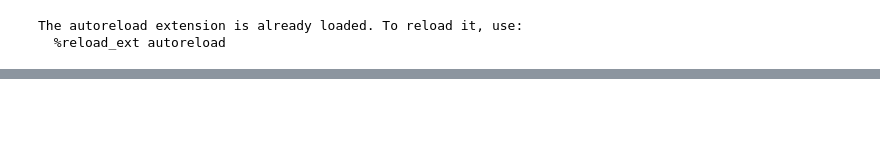
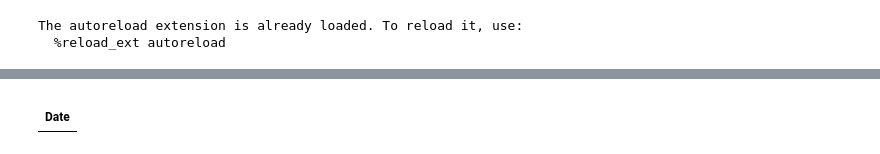
Before and after one commit to yieldcurvemonkey/ARBS, a Jupyter notebook: notebooks/backtests/linear_monthend_seasonality_backtest.ipynb, the cells around one changed output, grey strips where cells are left out. Drawn from its saved outputs; the diff is of its cells as text; code cells hidden in the pictures; blank space fills up the shorter version.

```diff
--- a/notebooks/backtests/linear_monthend_seasonality_backtest.ipynb
+++ b/notebooks/backtests/linear_monthend_seasonality_backtest.ipynb
@@ -187,3 +191,39 @@ tearsheet = QueryBacktestTearSheet.from_backtest(bt)
 plotly_fig = tearsheet.plot_plotly()
 plotly_fig.show()
 # summary = tearsheet.summary_frame
+# %%
+from MDP.IRSwaps.IRSwapsMDP import IRSwapsMDP
+from TB.IRSwapsTB import IRSwapsTB
+from MDP.FixedRateBonds.FixedRateBondsMDP import FixedRateBondsMDP, _alias_to_cusip
+from TB.FixedRateBondsTB import FixedRateBondsTB
+from Query.Unified.UnifiedQuery import UnifiedQuery
+from Query.Unified.registry import UnifiedStructure, UnifiedValue
+from TB.TimeseriesBuilder import TimeseriesBuilder
+import pytz
+
+usts_mdp = FixedRateBondsMDP(source="USTS_CITIVELO-RL")
+ts_builder = TimeseriesBuilder()
+
+NYC_tz = pytz.timezone("America/New_York")
+# start = NYC_tz.localize(datetime.datetime(2015, 1, 1, 17, 00))
+# end = NYC_tz.localize(datetime.datetime(2026, 8, 26, 17, 00))
+start = NYC_tz.localize(datetime.datetime(2026, 8, 20, 17, 00))
+end = NYC_tz.localize(datetime.datetime(2026, 8, 21, 17, 00))
+
+df = ts_builder.get_timeseries(
+    start=start,
+    end=end,
+    queries=[
+        UnifiedQuery(
+            cusip="oo10/CT10",
+            value=UnifiedValue.FRB_YTM,
+        ),
+    ],
+    n_jobs=12,
+    routers={
+        "FRB": FixedRateBondsTB(usts_mdp, show_tqdm=True),
+    },
+	ignore_cache=True,
+)
+df
+# %% [output]
@@ -189,0 +232,2 @@ plotly_fig.show()
+|  |
+| Date |
```
Also changed, not shown: parts of 6 cells of this notebook, 9 other files.
